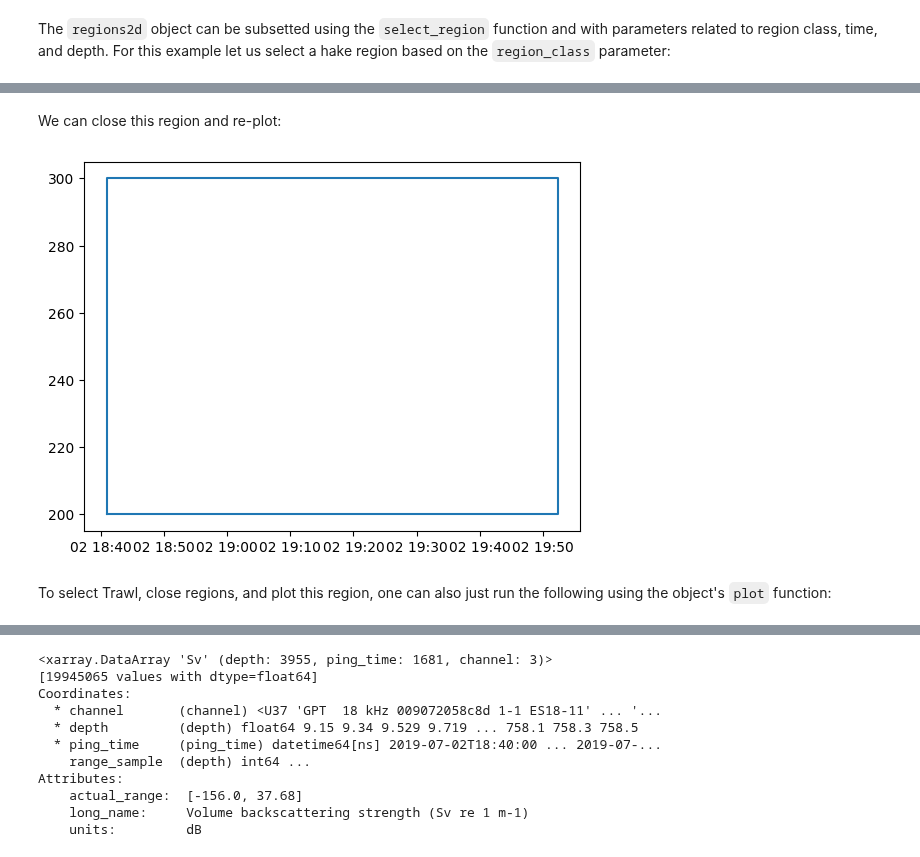
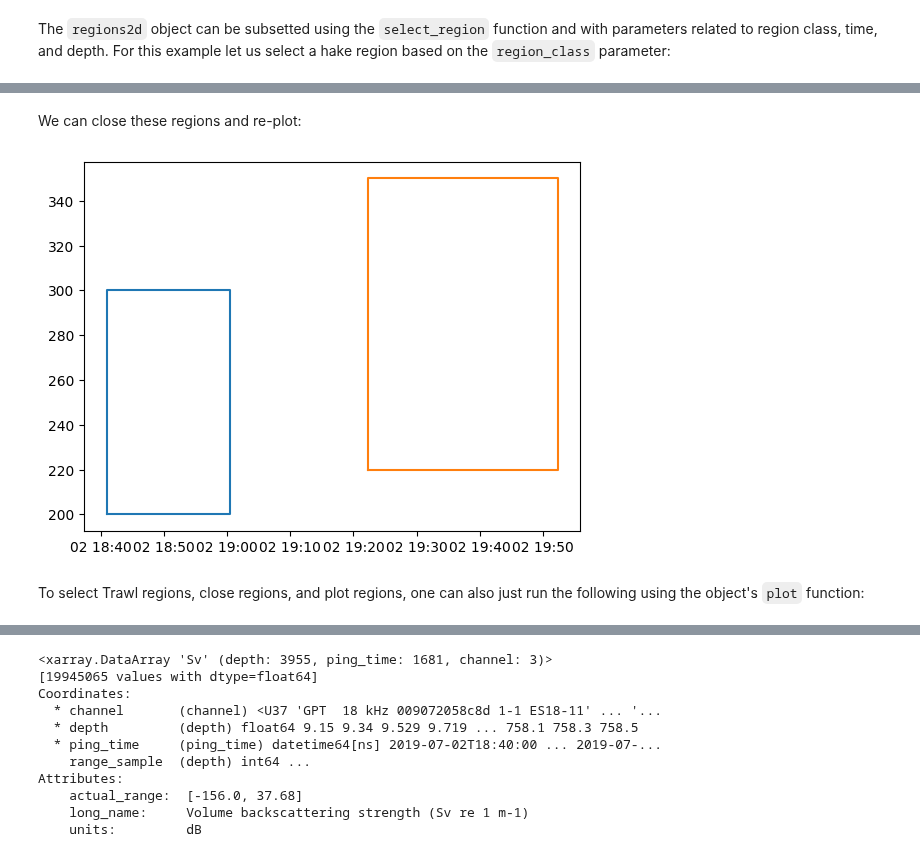
Before and after one commit to OSOceanAcoustics/echoregions, a Jupyter notebook: docs/source/Regions2D_functionality.ipynb, the cells around one changed output, grey strips where cells are left out. Drawn from its saved outputs; the diff is of its cells as text; code cells hidden in the pictures.

```diff
--- a/docs/source/Regions2D_functionality.ipynb
+++ b/docs/source/Regions2D_functionality.ipynb
@@ -58,17 +80,14 @@ Now notice that this region is not closed:
+# %% [markdown]
+We can close these regions and re-plot:
 # %%
-for _, row in trawl_region.iterrows():
+trawl_regions_closed = regions2d.close_region(region_class="Trawl")
+
+for _, row in trawl_regions_closed.iterrows():
     plt.plot(row["time"], row["depth"])
+# %% [output]
+[figure, added]
-# %% [markdown]
-We can close this region and re-plot:
-# %%
-trawl_region_closed = regions2d.close_region(region_class="Trawl")
-
-for _, row in trawl_region_closed.iterrows():
-    plt.plot(row["time"], row["depth"])
-# %% [output]
-[figure, removed]
 # %% [markdown]
-To select Trawl, close regions, and plot this region, one can also just run the following using the object's `plot` function:
+To select Trawl regions, close regions, and plot regions, one can also just run the following using the object's `plot` function:
 # %%
 regions2d.plot(region_class="Trawl", close_regions=True)
 # %% [output]
```
Also changed, not shown: parts of 44 cells of this notebook, 8 other files.
